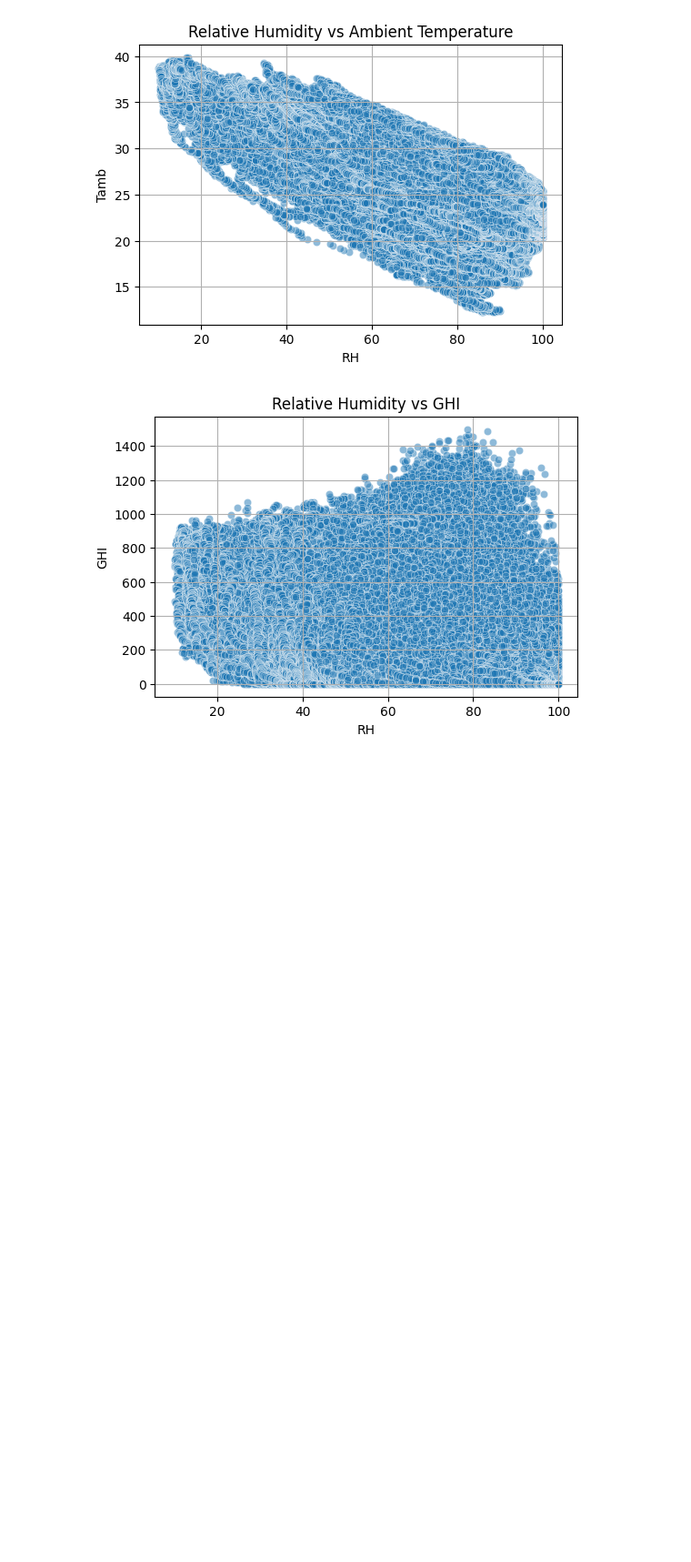
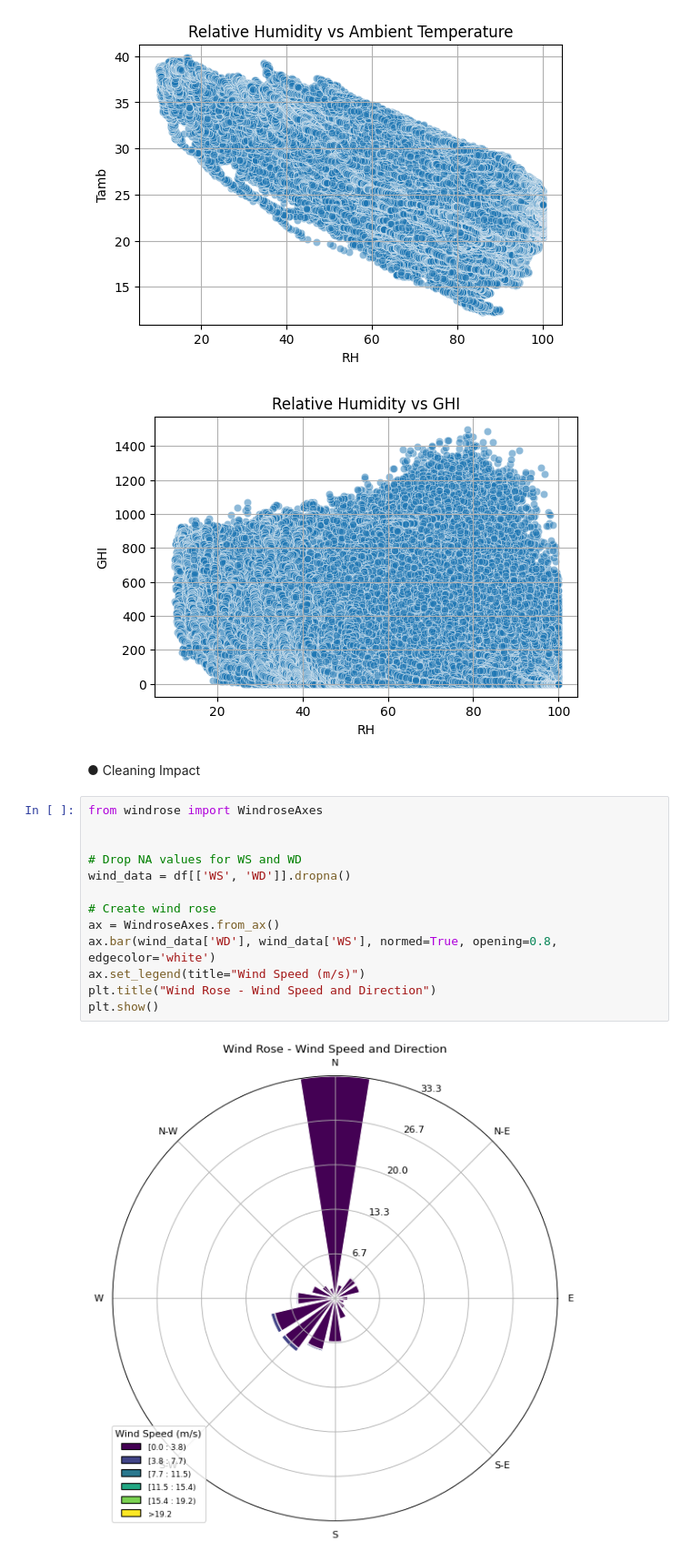
Before and after one commit to Filimon-H/Moonlight-Solar-Farm-Analysis, a Jupyter notebook: notebooks/sierraleone_EDA.ipynb, the cells around one changed output. Shown at 91% size. Saved outputs shown, nothing was run; the diff lists cells and outputs as text; blank space fills up the shorter version.

Commit message:
.wind

```diff
--- a/notebooks/sierraleone_EDA.ipynb
+++ b/notebooks/sierraleone_EDA.ipynb
@@ -414,3 +414,20 @@ plt.show()
 [figure]
 [figure]
 [figure]
+# %% [markdown]
+●	Cleaning Impact
+# %%
+from windrose import WindroseAxes
+
+
+# Drop NA values for WS and WD
+wind_data = df[['WS', 'WD']].dropna()
+
+# Create wind rose
+ax = WindroseAxes.from_ax()
+ax.bar(wind_data['WD'], wind_data['WS'], normed=True, opening=0.8, edgecolor='white')
+ax.set_legend(title="Wind Speed (m/s)")
+plt.title("Wind Rose - Wind Speed and Direction")
+plt.show()
+# %% [output]
+[figure, added]
```
Also changed, not shown: parts of 4 cells of this notebook.
